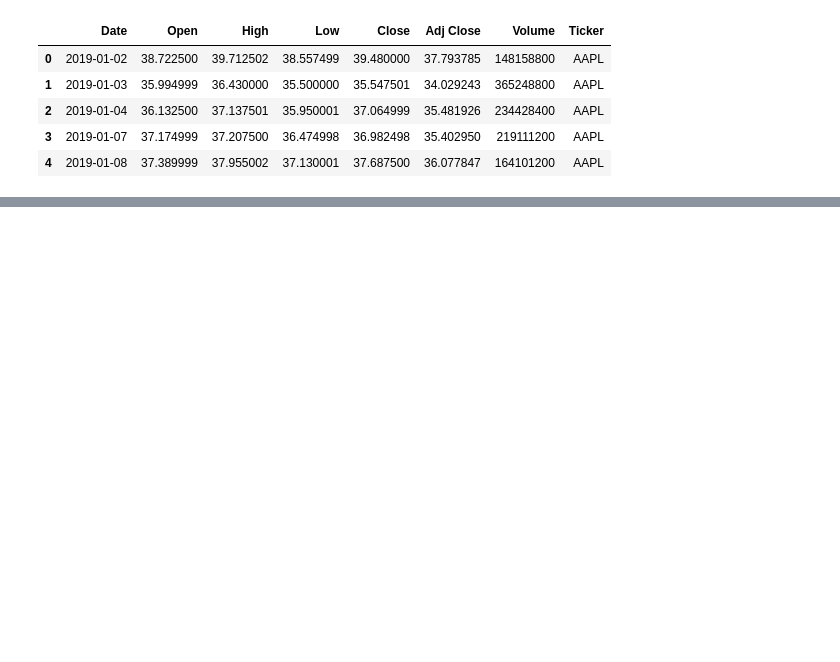
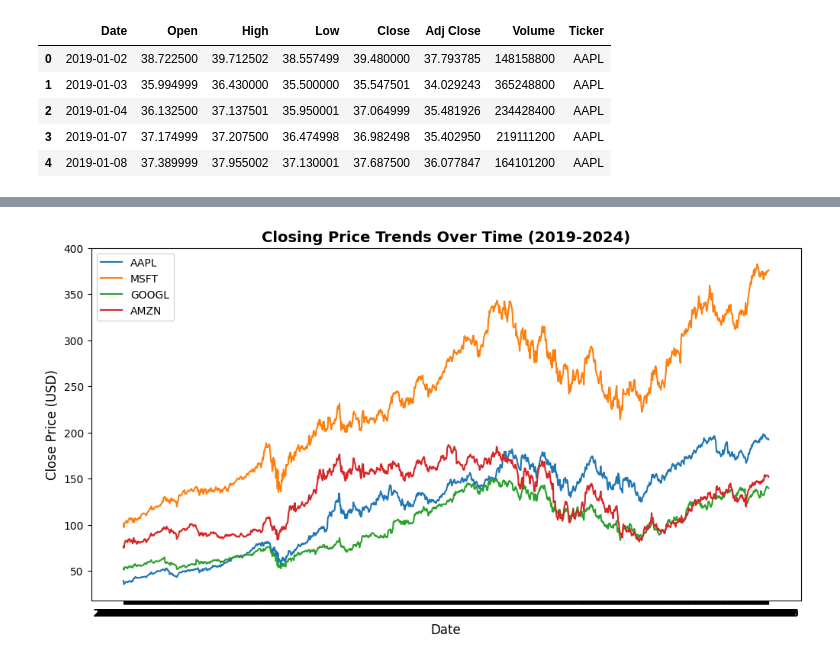
Before and after one commit to rreap/stocks, a Jupyter notebook: Stocks_Project.ipynb, the cells around one changed output, grey strips where cells are left out. Saved outputs shown, nothing was run; the diff lists cells and outputs as text; code cells hidden in the pictures; blank space fills up the shorter version.

```diff
--- a/Stocks_Project.ipynb
+++ b/Stocks_Project.ipynb
@@ -12,3 +13,6 @@ data.head()
 | 2 | 2019-01-04 | 36.132500 | 37.137501 | 35.950001 | 37.064999 | 35.481926 | 234428400 | AAPL |
 | 3 | 2019-01-07 | 37.174999 | 37.207500 | 36.474998 | 36.982498 | 35.402950 | 219111200 | AAPL |
 | 4 | 2019-01-08 | 37.389999 | 37.955002 | 37.130001 | 37.687500 | 36.077847 | 164101200 | AAPL |
+# %%
+print(data.isnull().sum())
+data = data.dropna()
@@ -14,0 +33,2 @@ data.head()
+# %%
+data = data.drop_duplicates()
@@ -14,0 +47,2 @@ data.head()
+# %%
+data = data.drop(columns=['Adj Close'])
@@ -14,0 +58,20 @@ data.head()
+# %%
+plt.figure(figsize=(12, 6))
+sample_tickers = ["AAPL", "MSFT", "GOOGL", "AMZN"]
+subset = data[data["Ticker"].isin(sample_tickers)]
+
+for ticker in sample_tickers:
+  ticker_data = subset[subset["Ticker"] == ticker]
+  plt.plot(
+      ticker_data["Date"], ticker_data["Close"], label=ticker
+  )
+
+plt.title(
+    "Closing Price Trends Over Time (2019-2024)", fontsize=14, fontweight="bold"
+)
+plt.xlabel("Date", fontsize=12)
+plt.ylabel("Close Price (USD)", fontsize=12)
+plt.legend()
+plt.show()
+# %% [output]
+[figure, added]
```
Also changed, not shown: parts of 7 cells of this notebook.
